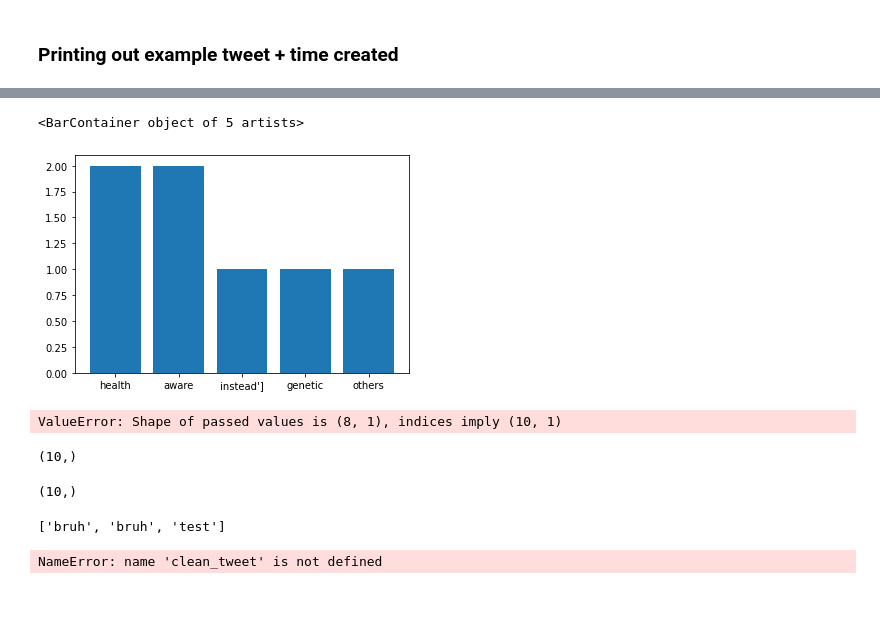
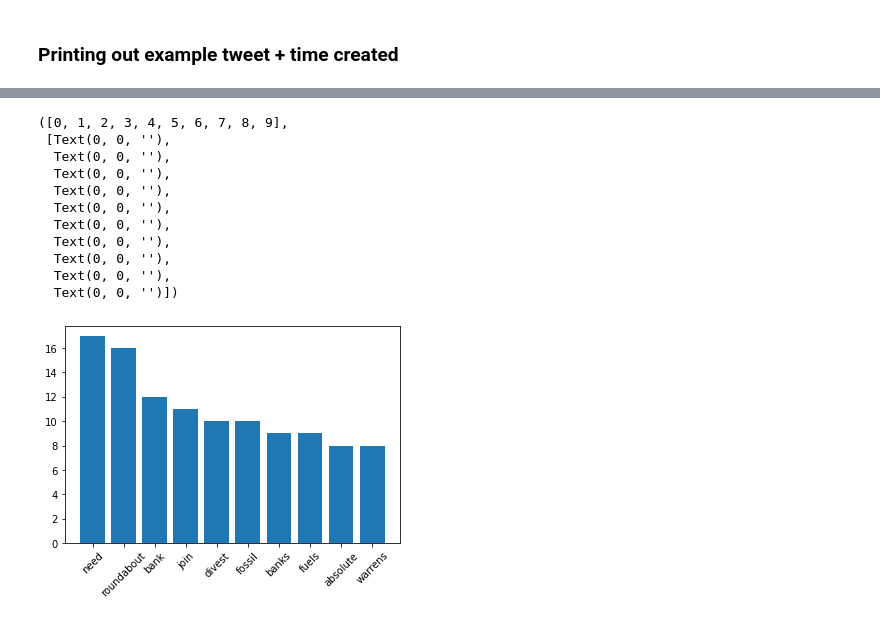
Before and after one commit to mustafa-tariqk/sentiment-trends, a Jupyter notebook: layale.ipynb, the cells around one changed output, grey strips where cells are left out. Cells and saved outputs as stored; diff of their text form; code cells hidden in the pictures.

```diff
--- a/layale.ipynb
+++ b/layale.ipynb
@@ -84,7 +159,7 @@ This function returns statistics on processed set of tweets.
 Returns frequency data as well as sentiment analysis.
 '''
 
-def analyze_tweet(input_tweets):
+def analyze_tweet_nltk(input_tweets):
 
     all_sentiment = []
 
@@ -202,9 +326,14 @@ dict(itertools.islice(counts_test.items(),10))
 <code> polarity_scores </code> returns 4 values. The first 3 are on a scale of 0 to 1 and indicate presence of negativity (<code> neg </code>), neutrality (<code> neu </code>) or positivity (<code> pos </code>). The fourth value <code> compound </code> is on a scale of -1 to +1 and is calculated separately.
 # %%
-# Testing sentiment analyzer
-idx = 1
+# Testing nltk sentiment analyzer
+idx = 280
 sentiment_analyzer = SentimentIntensityAnalyzer()
 print(testing_data.Tweet.loc[indices[idx]])
 print(sentiment_analyzer.polarity_scores(token_tweets[idx]))
-print(testing_data.Sentiment.loc[indices[idx]])
+print("True sentiment:",testing_data.Sentiment.loc[indices[idx]])
+
+# Weird cases: idx = 150, 10, 650, 670, 200, 210
+# Good cases: idx = 30, 800, 780, 790
+# Bert outperforming nltk: idx = 450, 400
+# nltk outperforming bert: idx = 600,
 # %% [output]
@@ -298,3 +484,12 @@ raw_tweet_data = collect_data(keyword,api)
+# %%
+keyword = "cibc"
+
+keyword = keyword + " lang:en"
+
+api = tweepy.Client(BEARER_TOKEN,CONSUMER_KEY, CONSUMER_SECRET, ACCESS_TOKEN, ACCESS_TOKEN_SECRET)
+
+num_hours = 24
+raw_tweet_data = collect_data(keyword, num_hours, hour_interval=1)
 # %% [markdown]
 <h3> Printing out example tweet + time created </h3>
 # %%
@@ -341,0 +527,9 @@ Text(0.5, 1.0, 'Sentiment')
+# %%
+nltk_sentiment, word_counts, word_labels = analyze_tweet_nltk(processed_tweets)
+bert_sentiment, word_counts, word_labels = analyze_tweet_bert(processed_tweets)
+
+rolling_sentiment_nltk = moving_average(nltk_sentiment)
+rolling_sentiment_bert = moving_average(bert_sentiment)
+
+nltk_df = pd.DataFrame({"Sentiment":rolling_sentiment_nltk, "Time":raw_tweet_data["time"]})
+bert_df = pd.DataFrame({"Sentiment":rolling_sentiment_bert, "Time":raw_tweet_data["time"]})
@@ -342,32 +548,17 @@ Text(0.5, 1.0, 'Sentiment')
 # %%
-plt.figure
-plt.bar(word_labels[0:5],word_counts[0:5])
+plt.figure()
+plt.bar(word_labels[1:11],word_counts[1:11])
+plt.xticks(rotation=45)
 # %% [output]
-<BarContainer object of 5 artists>
+([0, 1, 2, 3, 4, 5, 6, 7, 8, 9],
+ [Text(0, 0, ''),
+  Text(0, 0, ''),
+  Text(0, 0, ''),
+  Text(0, 0, ''),
+  Text(0, 0, ''),
+  Text(0, 0, ''),
+  Text(0, 0, ''),
+  Text(0, 0, ''),
+  Text(0, 0, ''),
+  Text(0, 0, '')])
-[figure, old version]
+[figure, new version]
-# %%
-d = {"Date": raw_tweet_data["time"], "Sentiment": rolling_sentiment}
-time_tweets_df = pd.DataFrame(d["Sentiment"], index = d["Date"])
-pd.DataFrame({"Sentiment":d["Sentiment"]}, index = d["Date"])
-# %% [output]
-ValueError: Shape of passed values is (8, 1), indices imply (10, 1)
-# %%
-print(np.shape(time_tweets_df.index))
-np.shape(d["Sentiment"])
-# %% [output]
-(10,)
-(10,)
-# %%
-token = ['bruh','\'bruh','test.']
-
-for idx in range(len(token)):
-    t = [ch for ch in token[idx] if ch.isalpha()]
-    token[idx]=''.join(t)
-
-print(token)
-
-test = ".token test with 'bruh and 'other' problems atr"
-clean_tweet(test)
-# %% [output]
-['bruh', 'bruh', 'test']
-NameError: name 'clean_tweet' is not defined
```
Also changed, not shown: parts of 33 cells of this notebook.
